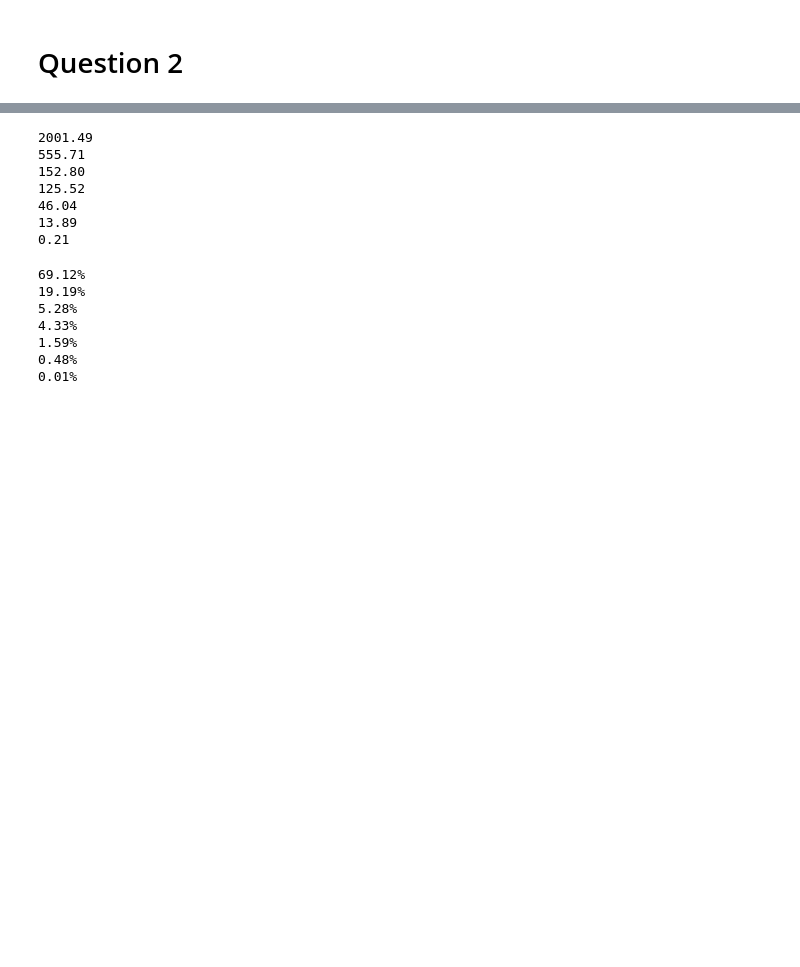
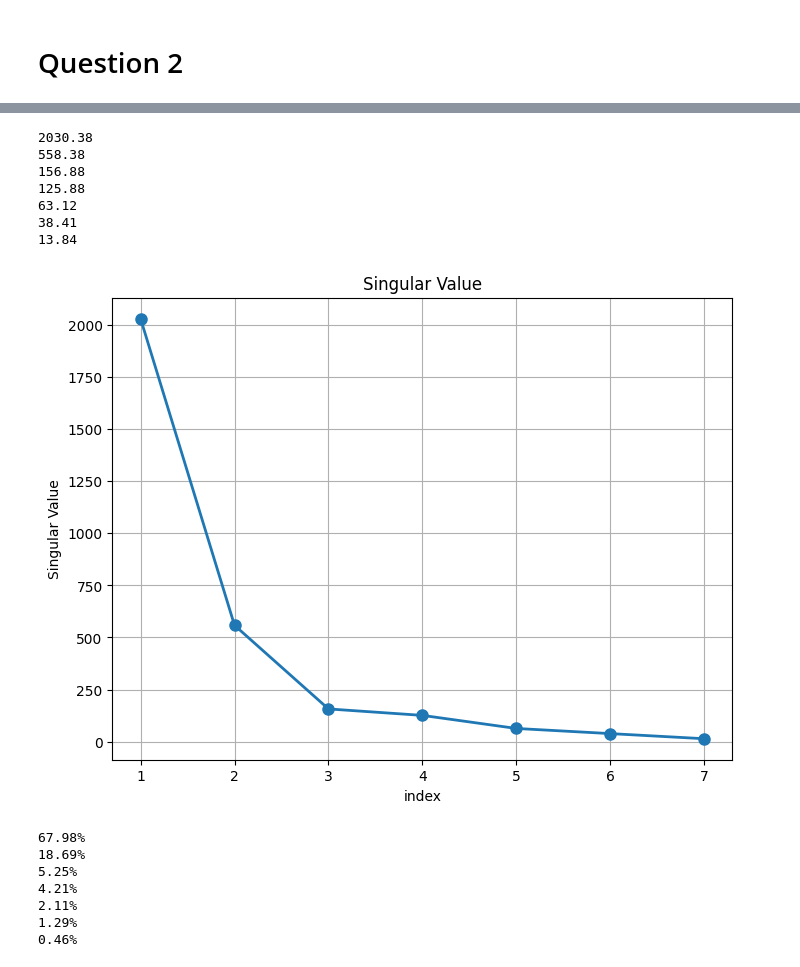
Before and after one commit to MaxCHENGLONG/1TD060-Applied-Linear-Algebra-for-Data-Science-UU, a Jupyter notebook: Assignment_5: PCA/ALADS-Assignment5.ipynb, the cells around one changed output, grey strips where cells are left out. Cells and saved outputs as stored; diff of their text form; code cells hidden in the pictures; blank space fills up the shorter version.

```diff
--- a/Assignment_5: PCA/ALADS-Assignment5.ipynb
+++ b/Assignment_5: PCA/ALADS-Assignment5.ipynb
@@ -195,27 +173,37 @@ print(X_eigenvectors[0])
 # %%
-for value in X_eigenvalues:
+for value in eigen_values:
     print(f"{value:.2f}")
 # %% [output]
-2001.49
-555.71
-152.80
-125.52
-46.04
-13.89
-0.21
+2030.38
+558.38
+156.88
+125.88
+63.12
+38.41
+13.84
+# %%
+import matplotlib.pyplot as plt
+plt.figure(figsize=(8, 6))
+plt.plot(range(1, len(eigen_values) + 1), eigen_values, 'o-', linewidth=2, markersize=8) # from 1 to length +1 we also can use
+#plt.plot(range(0, len(eigenvalues) ), eigenvalues, 'o-', linewidth=2, markersize=8)
+plt.title('Singular Value')
+plt.xlabel('index')
+plt.ylabel('Singular Value')
+plt.grid(True)
+plt.show()
+# %% [output]
+[figure, added]
 # %%
-_ , X_variance_farc = calculate_vector_variance(Nor_X)
-X_variance_farc
-X_percent_variance = X_variance_farc * 100
+X_percent_variance = fractions * 100
 #print(X_percent_variance)
 for value in X_percent_variance:
     print(f"{value:.2f}%")
 # %% [output]
-69.12%
-19.19%
-5.28%
-4.33%
-1.59%
-0.48%
-0.01%
+67.98%
+18.69%
+5.25%
+4.21%
+2.11%
+1.29%
+0.46%
 # %%
```
Also changed, not shown: parts of 8 cells of this notebook, 1 other file.
